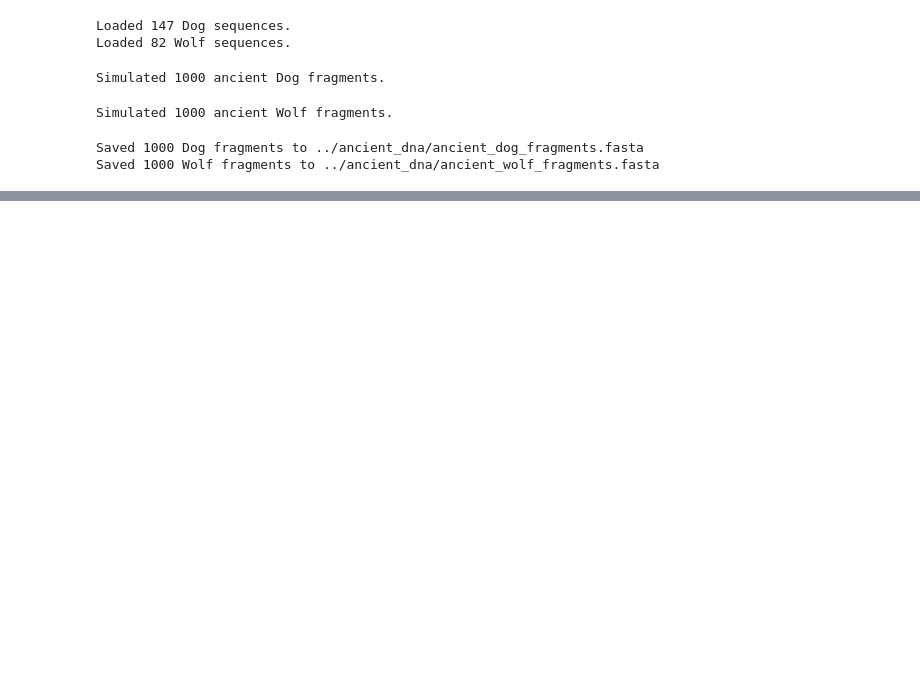
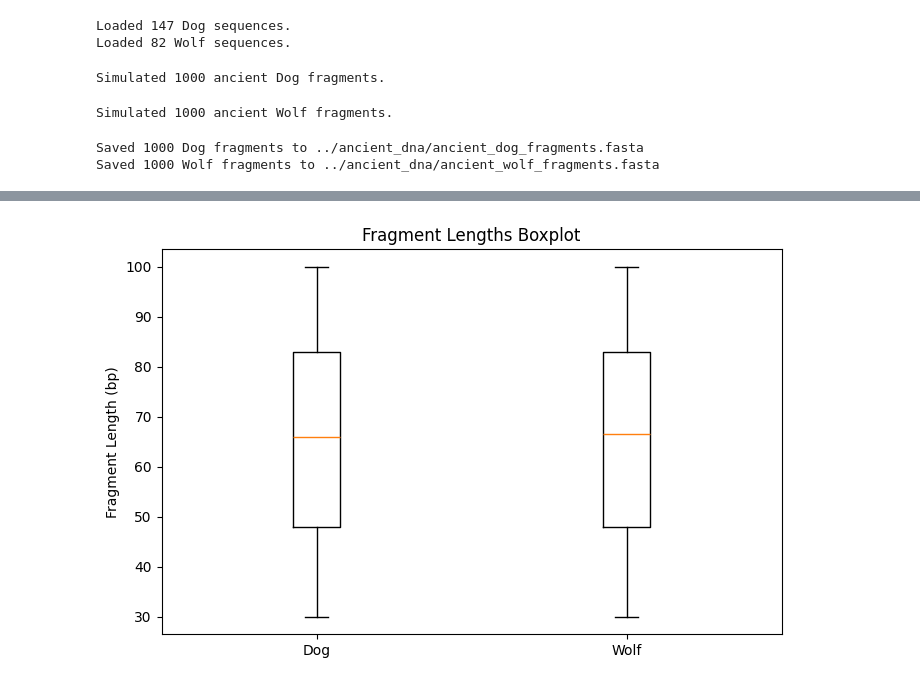
Before and after one commit to edilchristian/ancient-canid-reconstruction, a Jupyter notebook: notebooks/2_simulate_ancient_dna.ipynb, the cells around one changed output, grey strips where cells are left out. Saved outputs shown, nothing was run; the diff lists cells and outputs as text; code cells hidden in the pictures; blank space fills up the shorter version.

```diff
--- a/notebooks/2_simulate_ancient_dna.ipynb
+++ b/notebooks/2_simulate_ancient_dna.ipynb
@@ -108,0 +155,9 @@ Saved 1000 Wolf fragments to ../ancient_dna/ancient_wolf_fragments.fasta
+# %%
+#Boxplot: Fragment Lengths
+plt.figure(figsize=(8, 5))
+plt.boxplot([dog_lengths, wolf_lengths], tick_labels=['Dog', 'Wolf'])
+plt.title('Fragment Lengths Boxplot')
+plt.ylabel('Fragment Length (bp)')
+plt.show()
+# %% [output]
+[figure, added]
```
Also changed, not shown: parts of 12 cells of this notebook, 1 other file.
